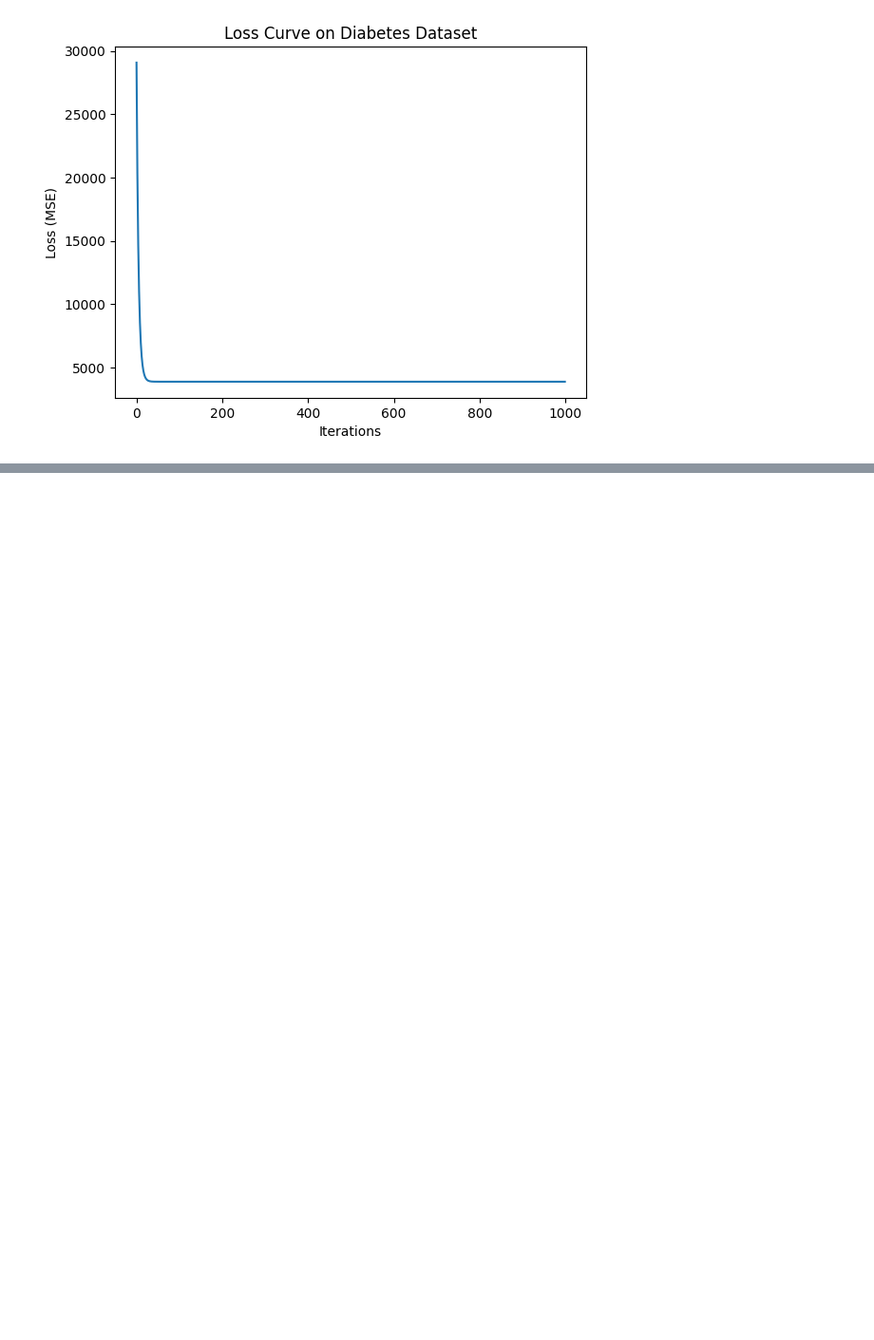
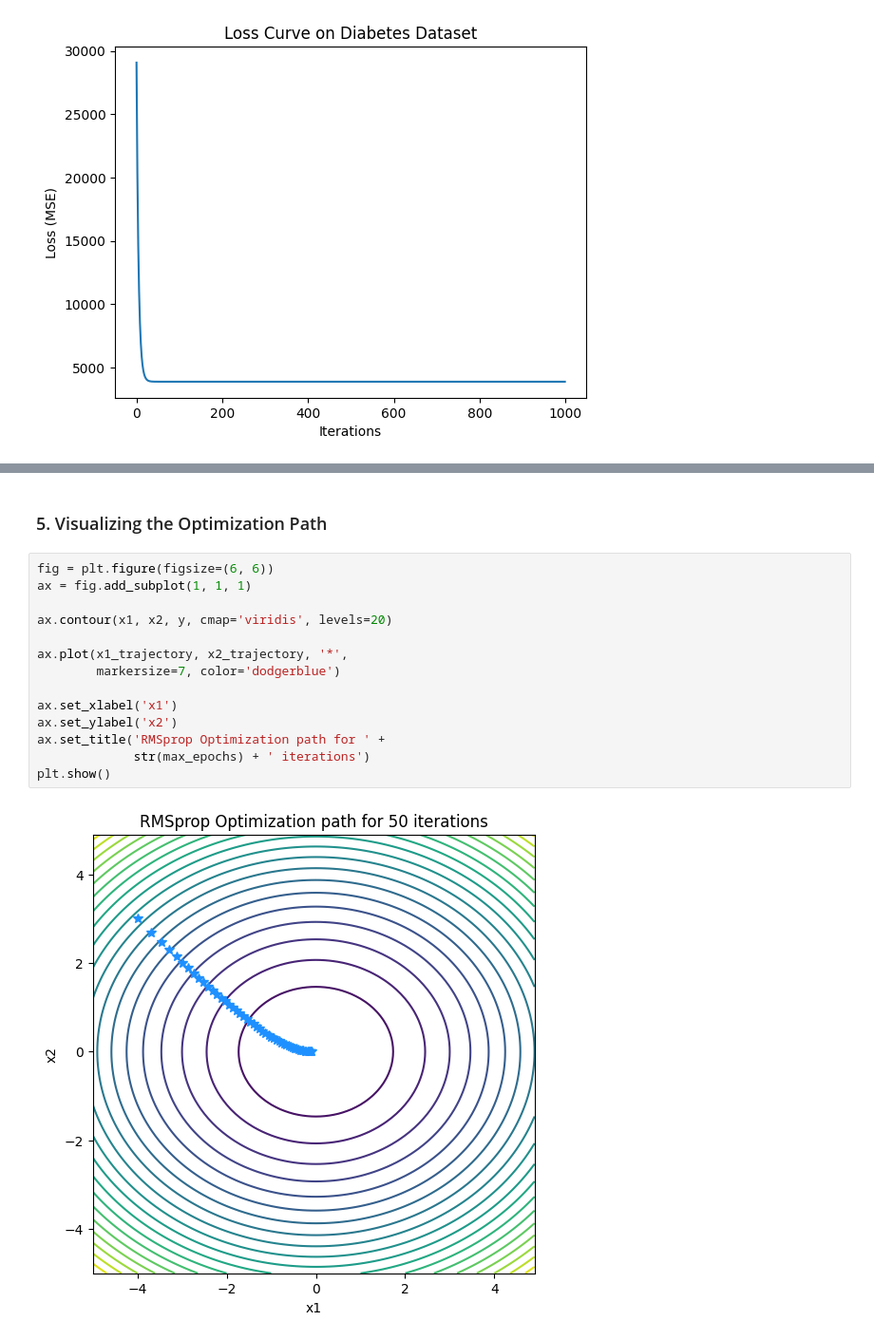
Before and after one commit to itsluckysharma01/Applied-Python-for-AI-ML-DL, a Jupyter notebook: L08_Optimization_DL.ipynb, the cells around one changed output, grey strips where cells are left out. Shown at 95% size. Cells and saved outputs as stored; diff of their text form; blank space fills up the shorter version.

```diff
--- a/L08_Optimization_DL.ipynb
+++ b/L08_Optimization_DL.ipynb
@@ -195,0 +299,18 @@ Slope (m): 45.1600, Intercept (c): 152.1335
+# %% [markdown]
+### 5. Visualizing the Optimization Path
+# %%
+fig = plt.figure(figsize=(6, 6))
+ax = fig.add_subplot(1, 1, 1)
+
+ax.contour(x1, x2, y, cmap='viridis', levels=20)
+
+ax.plot(x1_trajectory, x2_trajectory, '*',
+        markersize=7, color='dodgerblue')
+
+ax.set_xlabel('x1')
+ax.set_ylabel('x2')
+ax.set_title('RMSprop Optimization path for ' +
+             str(max_epochs) + ' iterations')
+plt.show()
+# %% [output]
+[figure, added]
```
Also changed, not shown: parts of 8 cells of this notebook.
